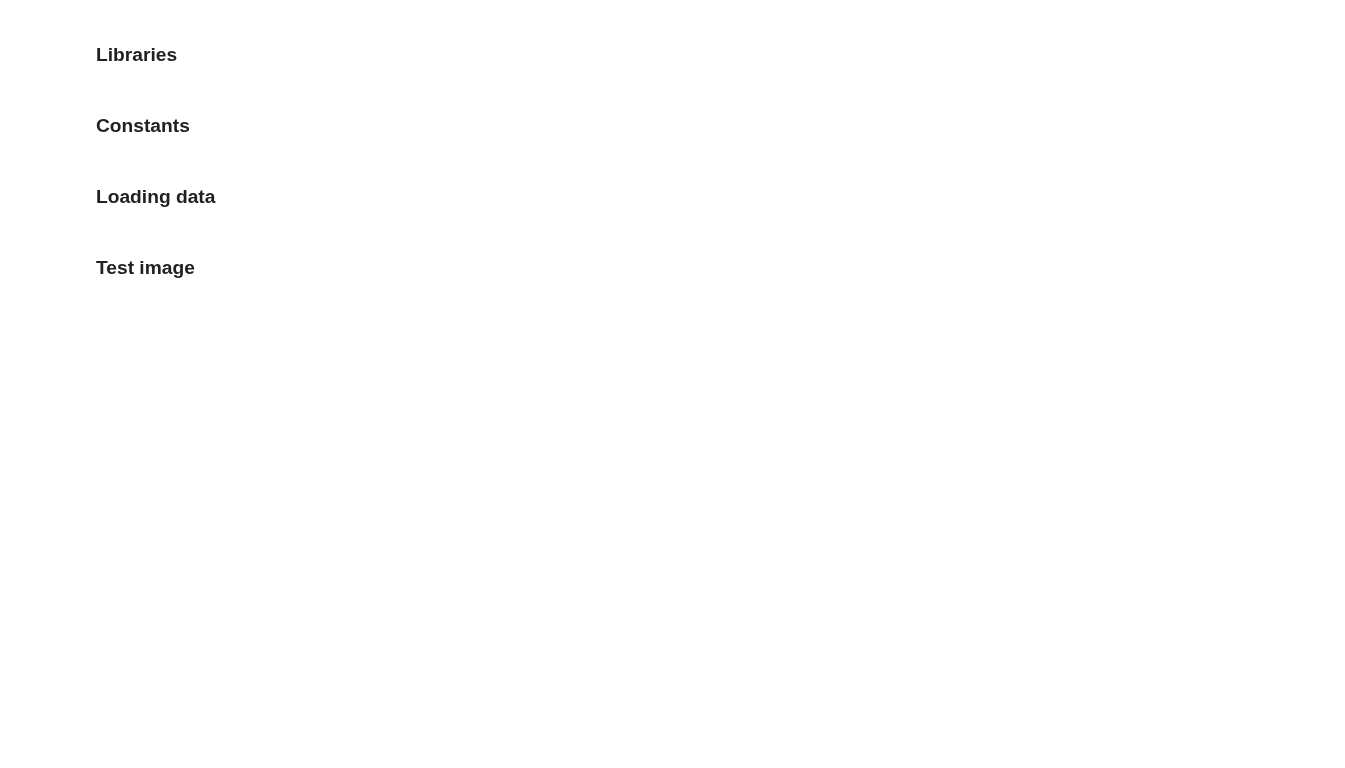
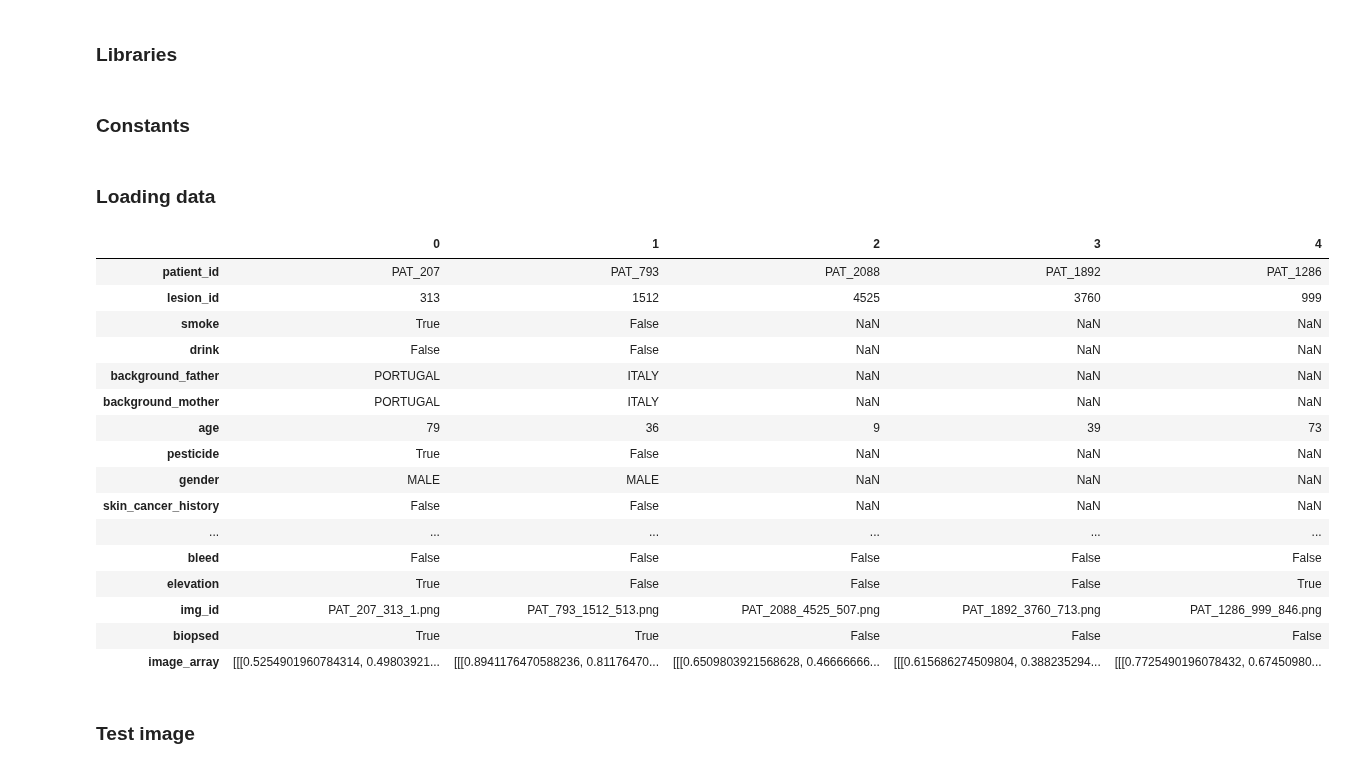
Before and after one commit to CEDipEngineering/ComputerAidedSkinCancerIdentificationAndDiagnosis, a Jupyter notebook: experiments/fernando/transfer-learning/pad-ufes/test02/test02.ipynb, the cells around one changed output. Drawn from its saved outputs; the diff is of its cells as text; code cells hidden in the pictures; blank space fills up the shorter version.

```diff
--- a/experiments/fernando/transfer-learning/pad-ufes/test02/test02.ipynb
+++ b/experiments/fernando/transfer-learning/pad-ufes/test02/test02.ipynb
@@ -50,15 +51,15 @@ FERNANDO_PATH.mkdir(exist_ok=True, parents=True)
 FULL_DATAFRAME_FILE = FERNANDO_PATH / 'full_dataframe.pkl'
 FEATURES_FILE = FERNANDO_PATH / 'features.pkl'
 
-READ_FULL_DATAFRAME = False
-COMPUTE_FEATURES = False
+READ_FULL_DATAFRAME = True
+COMPUTE_FEATURES = True
 # %% [markdown]
 ### Loading data
 # %%
 def read_images():
     images = []
     file_names = []
-    for path in config.IMAGE_DIR.glob('*.png'):
+    for path in pad_ufes.IMAGES_DIR.glob('*.png'):
         images.append(read_image_file(str(path), IMAGE_SHAPE))
         file_names.append(path.name)
     images_dataframe = pd.DataFrame({
@@ -69,7 +70,7 @@ def read_images():
 
 
 def read_metadata():
-    return pd.read_csv(config.DATA_FILE)
+    return database.get_db()
 
 
 def read_data():
@@ -87,7 +88,25 @@ else:
     with open(FULL_DATAFRAME_FILE, 'rb') as file:
         full_dataframe = pickle.load(file)
 # %%
-full_dataframe.head()
+full_dataframe.head(5).transpose()
+# %% [output]
+|  | 0 | 1 | 2 | 3 | 4 |
+| patient_id | PAT_207 | PAT_793 | PAT_2088 | PAT_1892 | PAT_1286 |
+| lesion_id | 313 | 1512 | 4525 | 3760 | 999 |
+| smoke | True | False | NaN | NaN | NaN |
+| drink | False | False | NaN | NaN | NaN |
+| background_father | PORTUGAL | ITALY | NaN | NaN | NaN |
+| background_mother | PORTUGAL | ITALY | NaN | NaN | NaN |
+| age | 79 | 36 | 9 | 39 | 73 |
+| pesticide | True | False | NaN | NaN | NaN |
+| gender | MALE | MALE | NaN | NaN | NaN |
+| skin_cancer_history | False | False | NaN | NaN | NaN |
+| ... | ... | ... | ... | ... | ... |
+| bleed | False | False | False | False | False |
+| elevation | True | False | False | False | True |
+| img_id | PAT_207_313_1.png | PAT_793_1512_513.png | PAT_2088_4525_507.png | PAT_1892_3760_713.png | PAT_1286_999_846.png |
+| biopsed | True | True | False | False | False |
+| image_array | [[[0.5254901960784314, 0.49803921... | [[[0.8941176470588236, 0.81176470... | [[[0.6509803921568628, 0.46666666... | [[[0.615686274509804, 0.388235294... | [[[0.7725490196078432, 0.67450980... |
 # %% [markdown]
 ### Test image
 # %%
```
Also changed, not shown: parts of 4 cells of this notebook, 1 other file.
